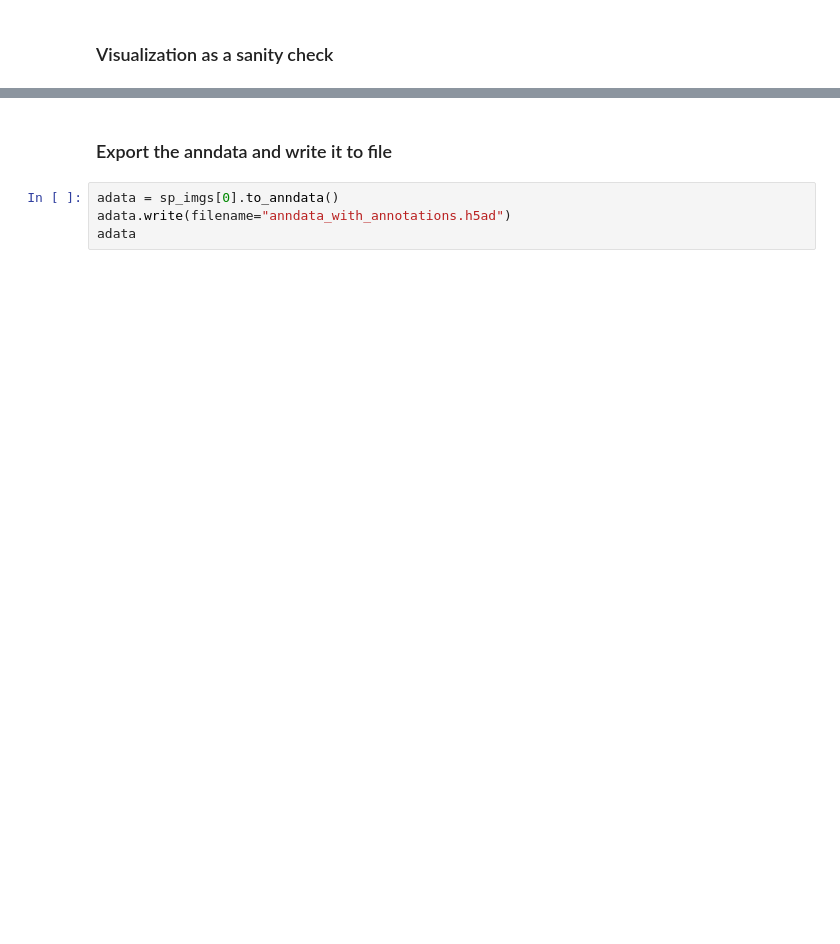
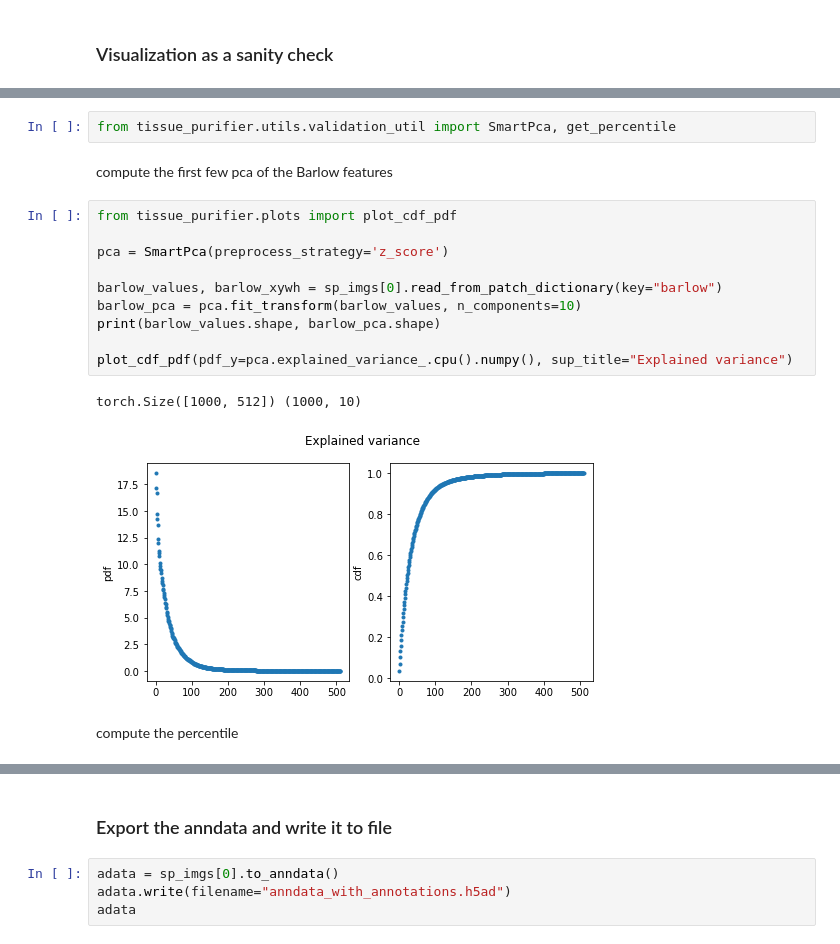
Before and after one commit to broadinstitute/tissue_purifier, a Jupyter notebook: notebooks/notebook2.ipynb, the cells around one changed output, grey strips where cells are left out. Drawn from its saved outputs; the diff is of its cells as text; blank space fills up the shorter version.

```diff
--- a/notebooks/notebook2.ipynb
+++ b/notebooks/notebook2.ipynb
@@ -267,0 +271,19 @@ plt.imshow(sp_imgs[0].image_properties_dict["barlow"][0])
+# %%
+from tissue_purifier.utils.validation_util import SmartPca, get_percentile
+# %% [markdown]
+compute the first few pca of the Barlow features
+# %%
+from tissue_purifier.plots import plot_cdf_pdf
+
+pca = SmartPca(preprocess_strategy='z_score')
+
+barlow_values, barlow_xywh = sp_imgs[0].read_from_patch_dictionary(key="barlow")
+barlow_pca = pca.fit_transform(barlow_values, n_components=10)
+print(barlow_values.shape, barlow_pca.shape)
+
+plot_cdf_pdf(pdf_y=pca.explained_variance_.cpu().numpy(), sup_title="Explained variance")
+# %% [output]
+torch.Size([1000, 512]) (1000, 10)
+[figure, added]
+# %% [markdown]
+compute the percentile
```
Also changed, not shown: parts of 28 cells of this notebook, 3 other files.
